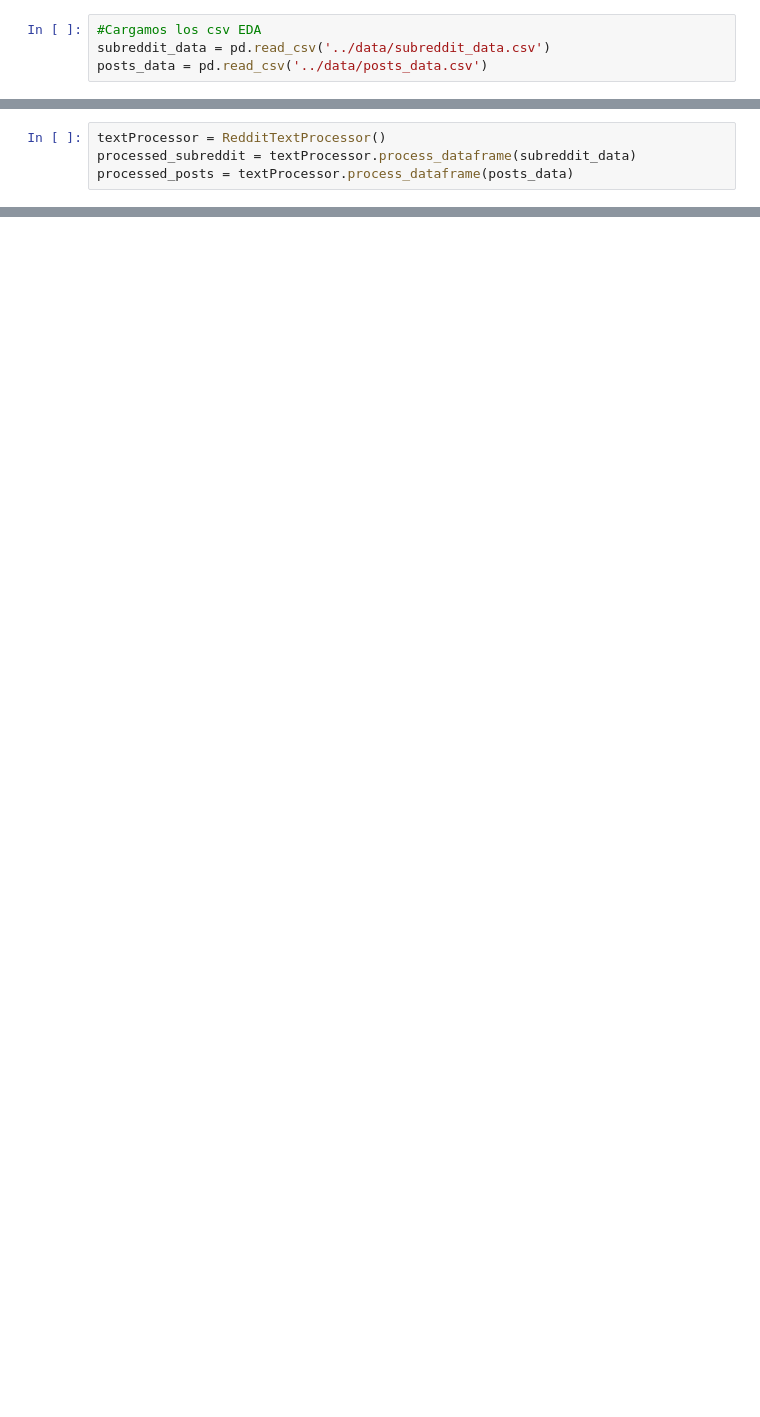
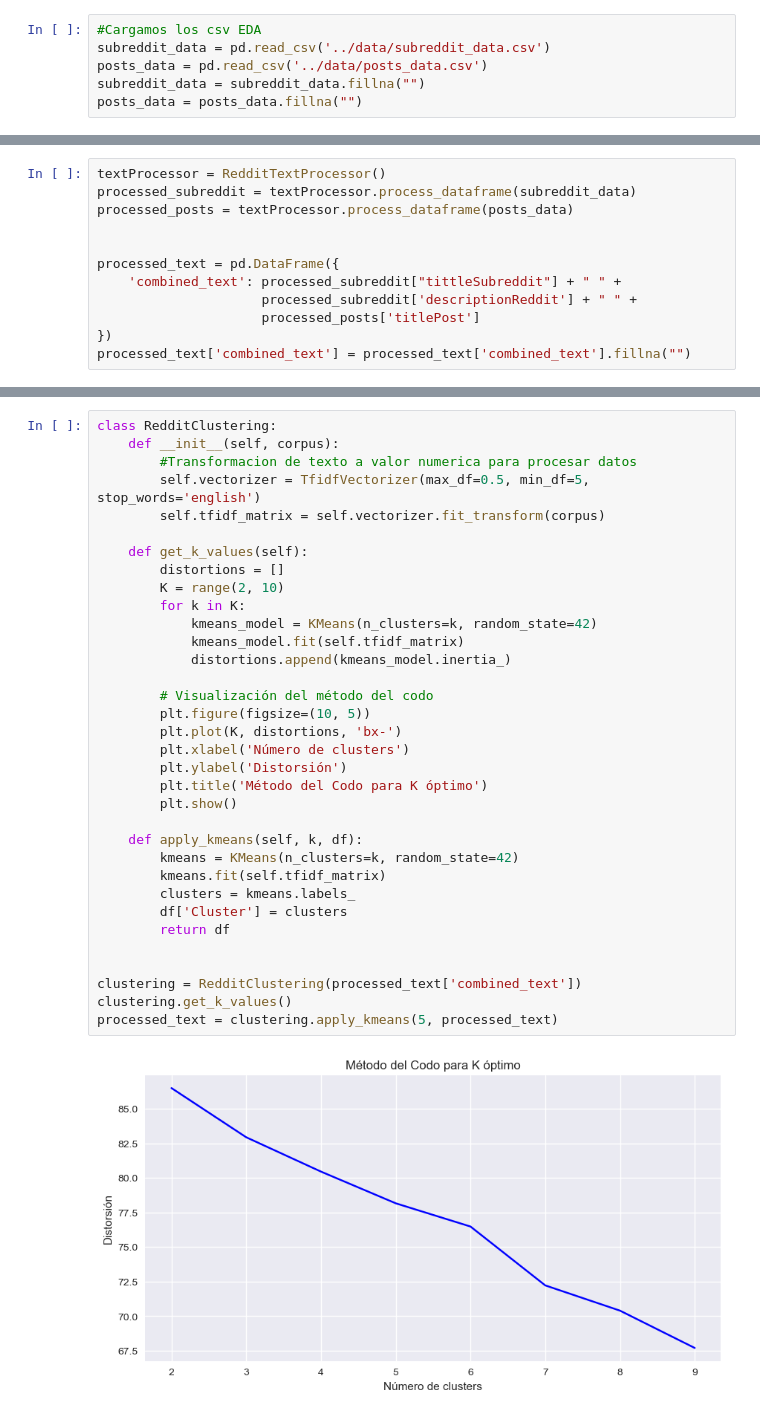
Before and after one commit to Giorgio6846/CC219-TP-TF-2024-2, a Jupyter notebook: code/modelsFinal.ipynb, the cells around one changed output, grey strips where cells are left out. Cells and saved outputs as stored; diff of their text form; blank space fills up the shorter version.

Commit message:
avance kmeans

```diff
--- a/code/modelsFinal.ipynb
+++ b/code/modelsFinal.ipynb
@@ -45,4 +49,6 @@ sns.set_palette('husl')
 #Cargamos los csv EDA
 subreddit_data = pd.read_csv('../data/subreddit_data.csv')
 posts_data = pd.read_csv('../data/posts_data.csv')
+subreddit_data = subreddit_data.fillna("")
+posts_data = posts_data.fillna("")
 # %%
@@ -75,3 +80,11 @@ class RedditTextProcessor:
 textProcessor = RedditTextProcessor()
 processed_subreddit = textProcessor.process_dataframe(subreddit_data)
 processed_posts = textProcessor.process_dataframe(posts_data)
+
+
+processed_text = pd.DataFrame({
+    'combined_text': processed_subreddit["tittleSubreddit"] + " " +
+                     processed_subreddit['descriptionReddit'] + " " +
+                     processed_posts['titlePost']
+})
+processed_text['combined_text'] = processed_text['combined_text'].fillna("")
@@ -95,0 +91,36 @@ processed_posts.head()
+# %%
+class RedditClustering:
+    def __init__(self, corpus):
+        #Transformacion de texto a valor numerica para procesar datos
+        self.vectorizer = TfidfVectorizer(max_df=0.5, min_df=5, stop_words='english')
+        self.tfidf_matrix = self.vectorizer.fit_transform(corpus)
+
+    def get_k_values(self):
+        distortions = []
+        K = range(2, 10)
+        for k in K:
+            kmeans_model = KMeans(n_clusters=k, random_state=42)
+            kmeans_model.fit(self.tfidf_matrix)
+            distortions.append(kmeans_model.inertia_)
+
+        # Visualización del método del codo
+        plt.figure(figsize=(10, 5))
+        plt.plot(K, distortions, 'bx-')
+        plt.xlabel('Número de clusters')
+        plt.ylabel('Distorsión')
+        plt.title('Método del Codo para K óptimo')
+        plt.show()
+
+    def apply_kmeans(self, k, df):
+        kmeans = KMeans(n_clusters=k, random_state=42)
+        kmeans.fit(self.tfidf_matrix)
+        clusters = kmeans.labels_
+        df['Cluster'] = clusters
+        return df
+
+
+clustering = RedditClustering(processed_text['combined_text'])
+clustering.get_k_values()
+processed_text = clustering.apply_kmeans(5, processed_text)
+# %% [output]
+[figure, added]
```
Also changed, not shown: parts of 5 cells of this notebook.
